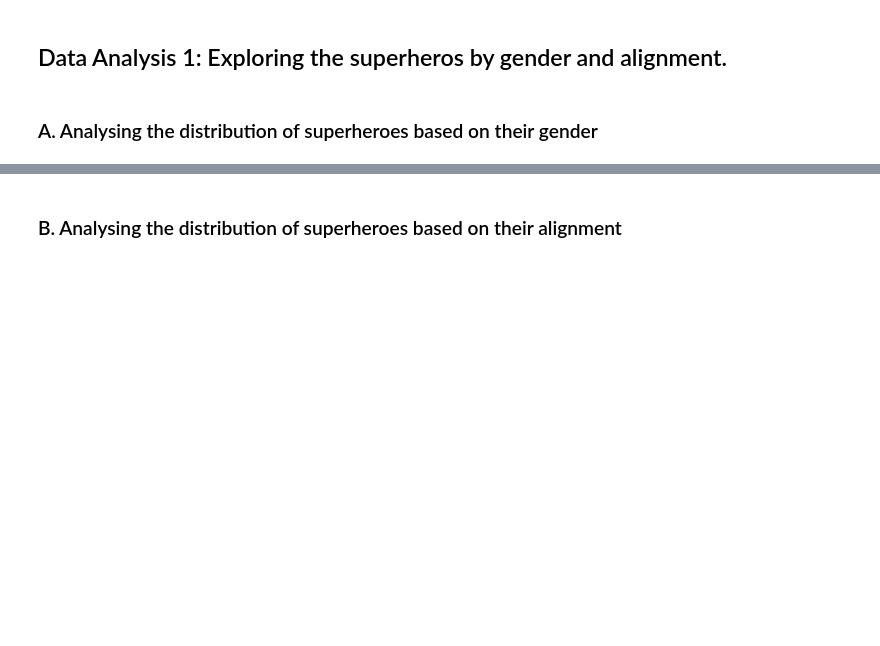
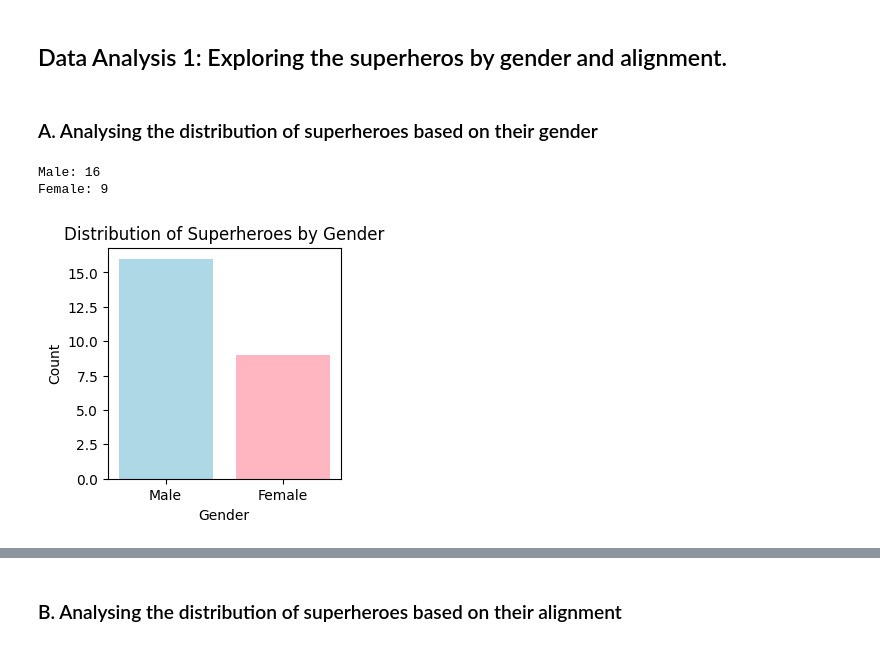
Before and after one commit to isys5002-itp/isys5002-2023-semester2, a Jupyter notebook: 11_superheroes_business_report_using_GUI.ipynb, the cells around one changed output, grey strips where cells are left out. Saved outputs shown, nothing was run; the diff lists cells and outputs as text; code cells hidden in the pictures; blank space fills up the shorter version.

Commit message:
Superheroes using GUI

```diff
--- a/11_superheroes_business_report_using_GUI.ipynb
+++ b/11_superheroes_business_report_using_GUI.ipynb
@@ -76,3 +76,45 @@ Refer to the Calculator program
 ## Data Analysis 1: Exploring the superheros by gender and alignment.
 # %% [markdown]
 ### A. Analysing the distribution of superheroes based on their gender
+# %%
+# @title <i>Superheroes distribution by Gender</i>
+import sqlite3
+import pandas as pd
+
+connection = sqlite3.connect('superheroes.db')
+cursor = connection.cursor()
+
+
+sql='''
+SELECT * from superheroes;
+'''
+# Load the data into a DataFrame
+df = pd.read_sql_query(sql, connection)
+
+## analysis 1a ##
+import pandas as pd
+import matplotlib.pyplot as plt
+
+# Calculate the count of superheroes by gender
+gender_counts = df['gender'].value_counts()
+
+#gender_counts
+print(f"Male: {gender_counts.Male}\nFemale: {gender_counts.Female}")
+# %% [output]
+Male: 16
+Female: 9
+# %%
+# @title <i>Superheroes distribution by Gender Visualisation</i>
+
+# Create a bar chart to visualize the distribution
+plt.figure(figsize=(3, 3))
+plt.bar(gender_counts.index, gender_counts.values, color=['lightblue', 'lightpink', 'lightgray'])
+plt.title('Distribution of Superheroes by Gender')
+plt.xlabel('Gender')
+plt.ylabel('Count')
+plt.xticks(rotation=0)
+
+# Display the plot
+plt.show()
+# %% [output]
+[figure, added]
```
Also changed, not shown: parts of 4 cells of this notebook.
